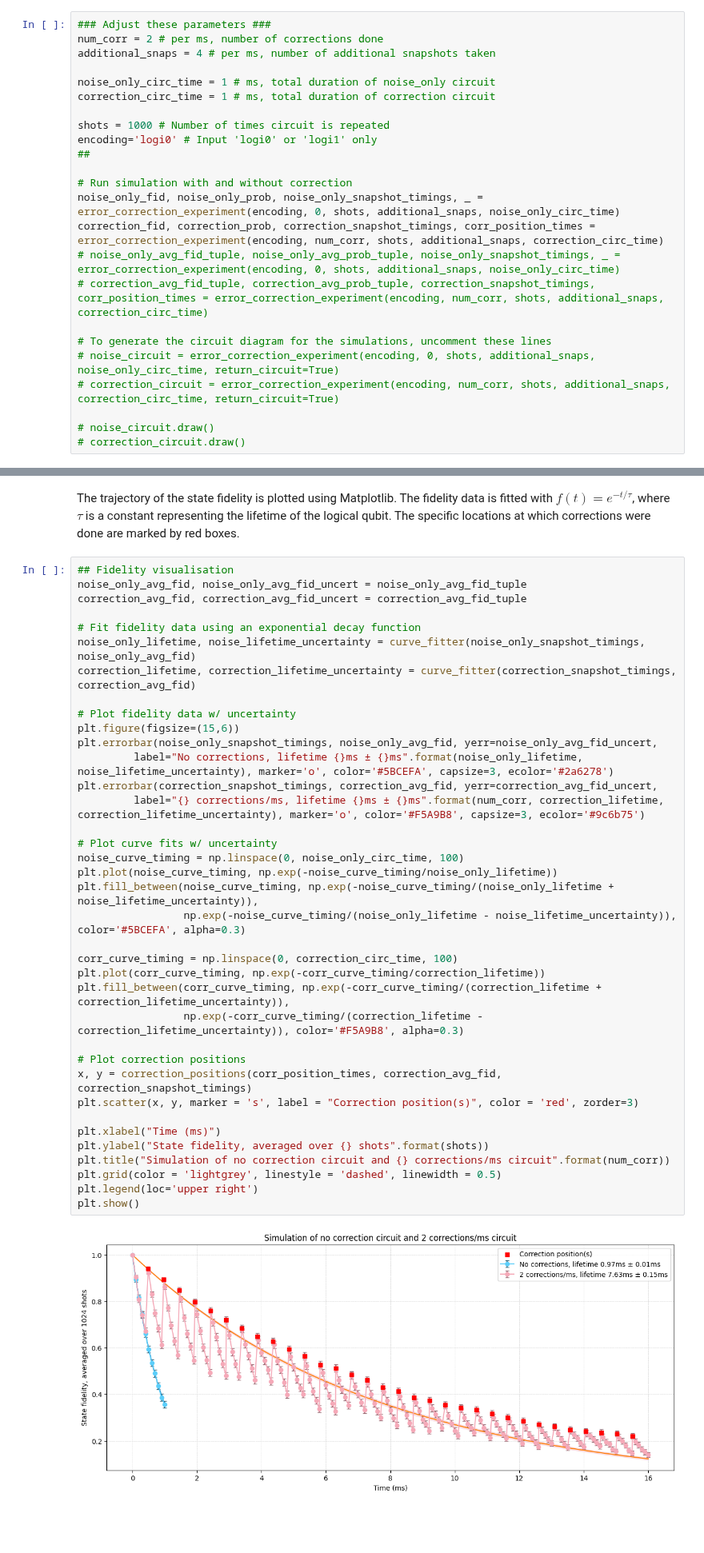
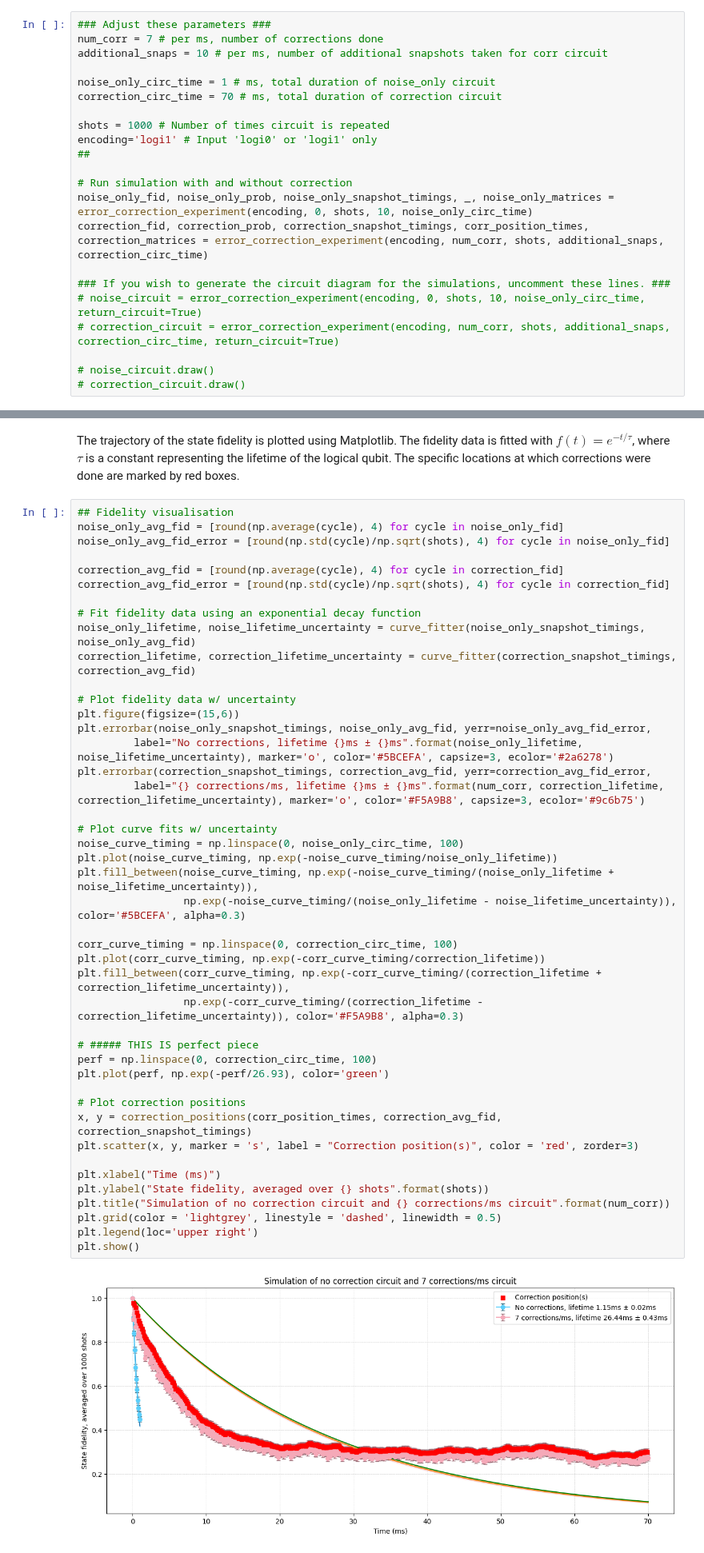
Before and after one commit to C2QA/bosonic-qiskit, a Jupyter notebook: tutorials/bosonic-kitten-code/bosonic-kitten-code.ipynb, the cells around one changed output, grey strips where cells are left out. Shown at 80% size. Cells and saved outputs as stored; diff of their text form; blank space fills up the shorter version.

```diff
--- a/tutorials/bosonic-kitten-code/bosonic-kitten-code.ipynb
+++ b/tutorials/bosonic-kitten-code/bosonic-kitten-code.ipynb
@@ -612,24 +865,22 @@ The basic structure of the circuit that we will simulate is as follows.
 Since the circuit is dynamically generated based on the values of the six paramters below, the specific layout of the circuit that is simulated can be accessed by uncommenting the last few lines of the cell below. The simulation will return two types of measurements for each state snapshot: 1) the state fidelity as computed against the initial state, and 2) the probability of measuring a particular Fock state.
 # %%
 ### Adjust these parameters ###
-num_corr = 2 # per ms, number of corrections done
-additional_snaps = 4 # per ms, number of additional snapshots taken
+num_corr = 7 # per ms, number of corrections done
+additional_snaps = 10 # per ms, number of additional snapshots taken for corr circuit
 
 noise_only_circ_time = 1 # ms, total duration of noise_only circuit
-correction_circ_time = 1 # ms, total duration of correction circuit
+correction_circ_time = 70 # ms, total duration of correction circuit
 
 shots = 1000 # Number of times circuit is repeated
-encoding='logi0' # Input 'logi0' or 'logi1' only
+encoding='logi1' # Input 'logi0' or 'logi1' only
 ##
 
 # Run simulation with and without correction
-noise_only_fid, noise_only_prob, noise_only_snapshot_timings, _ = error_correction_experiment(encoding, 0, shots, additional_snaps, noise_only_circ_time)
-correction_fid, correction_prob, correction_snapshot_timings, corr_position_times = error_correction_experiment(encoding, num_corr, shots, additional_snaps, correction_circ_time)
-# noise_only_avg_fid_tuple, noise_only_avg_prob_tuple, noise_only_snapshot_timings, _ = error_correction_experiment(encoding, 0, shots, additional_snaps, noise_only_circ_time)
-# correction_avg_fid_tuple, correction_avg_prob_tuple, correction_snapshot_timings, corr_position_times = error_correction_experiment(encoding, num_corr, shots, additional_snaps, correction_circ_time)
+noise_only_fid, noise_only_prob, noise_only_snapshot_timings, _, noise_only_matrices = error_correction_experiment(encoding, 0, shots, 10, noise_only_circ_time)
+correction_fid, correction_prob, correction_snapshot_timings, corr_position_times, correction_matrices = error_correction_experiment(encoding, num_corr, shots, additional_snaps, correction_circ_time)
 
-# To generate the circuit diagram for the simulations, uncomment these lines
-# noise_circuit = error_correction_experiment(encoding, 0, shots, additional_snaps, noise_only_circ_time, return_circuit=True)
+### If you wish to generate the circuit diagram for the simulations, uncomment these lines. ###
+# noise_circuit = error_correction_experiment(encoding, 0, shots, 10, noise_only_circ_time, return_circuit=True)
 # correction_circuit = error_correction_experiment(encoding, num_corr, shots, additional_snaps, correction_circ_time, return_circuit=True)
 
 # noise_circuit.draw()
@@ -680,43 +969,50 @@ plt.show()
 The trajectory of the state fidelity is plotted using Matplotlib. The fidelity data is fitted with $f(t) = e^{-t/\tau}$, where $\tau$ is a constant representing the lifetime of the logical qubit. The specific locations at which corrections were done are marked by red boxes.
 # %%
 ## Fidelity visualisation
-noise_only_avg_fid, noise_only_avg_fid_uncert = noise_only_avg_fid_tuple
-correction_avg_fid, correction_avg_fid_uncert = correction_avg_fid_tuple
+noise_only_avg_fid = [round(np.average(cycle), 4) for cycle in noise_only_fid]
+noise_only_avg_fid_error = [round(np.std(cycle)/np.sqrt(shots), 4) for cycle in noise_only_fid]
+
+correction_avg_fid = [round(np.average(cycle), 4) for cycle in correction_fid]
+correction_avg_fid_error = [round(np.std(cycle)/np.sqrt(shots), 4) for cycle in correction_fid]
 
 # Fit fidelity data using an exponential decay function
 noise_only_lifetime, noise_lifetime_uncertainty = curve_fitter(noise_only_snapshot_timings, noise_only_avg_fid)
 correction_lifetime, correction_lifetime_uncertainty = curve_fitter(correction_snapshot_timings, correction_avg_fid)
 
 # Plot fidelity data w/ uncertainty
 plt.figure(figsize=(15,6))
-plt.errorbar(noise_only_snapshot_timings, noise_only_avg_fid, yerr=noise_only_avg_fid_uncert,
+plt.errorbar(noise_only_snapshot_timings, noise_only_avg_fid, yerr=noise_only_avg_fid_error,
          label="No corrections, lifetime {}ms ± {}ms".format(noise_only_lifetime, noise_lifetime_uncertainty), marker='o', color='#5BCEFA', capsize=3, ecolor='#2a6278')
-plt.errorbar(correction_snapshot_timings, correction_avg_fid, yerr=correction_avg_fid_uncert,
+plt.errorbar(correction_snapshot_timings, correction_avg_fid, yerr=correction_avg_fid_error,
          label="{} corrections/ms, lifetime {}ms ± {}ms".format(num_corr, correction_lifetime, correction_lifetime_uncertainty), marker='o', color='#F5A9B8', capsize=3, ecolor='#9c6b75')
 
 # Plot curve fits w/ uncertainty
 noise_curve_timing = np.linspace(0, noise_only_circ_time, 100)
 plt.plot(noise_curve_timing, np.exp(-noise_curve_timing/noise_only_lifetime))
 plt.fill_between(noise_curve_timing, np.exp(-noise_curve_timing/(noise_only_lifetime + noise_lifetime_uncertainty)),
                  np.exp(-noise_curve_timing/(noise_only_lifetime - noise_lifetime_uncertainty)), color='#5BCEFA', alpha=0.3)
 
 corr_curve_timing = np.linspace(0, correction_circ_time, 100)
 plt.plot(corr_curve_timing, np.exp(-corr_curve_timing/correction_lifetime))
 plt.fill_between(corr_curve_timing, np.exp(-corr_curve_timing/(correction_lifetime + correction_lifetime_uncertainty)),
                  np.exp(-corr_curve_timing/(correction_lifetime - correction_lifetime_uncertainty)), color='#F5A9B8', alpha=0.3)
 
+# ##### THIS IS perfect piece
+perf = np.linspace(0, correction_circ_time, 100)
+plt.plot(perf, np.exp(-perf/26.93), color='green')
+
 # Plot correction positions
 x, y = correction_positions(corr_position_times, correction_avg_fid, correction_snapshot_timings)
 plt.scatter(x, y, marker = 's', label = "Correction position(s)", color = 'red', zorder=3)
 
 plt.xlabel("Time (ms)")
 plt.ylabel("State fidelity, averaged over {} shots".format(shots))
 plt.title("Simulation of no correction circuit and {} corrections/ms circuit".format(num_corr))
 plt.grid(color = 'lightgrey', linestyle = 'dashed', linewidth = 0.5)
 plt.legend(loc='upper right')
 plt.show()
 # %% [output]
-[figure, old version]
+[figure, new version]
 # %% [markdown]
 The trajectories of the Fock state probability are plotted using Matplotlib. The trajectories for the 'no correction' run and the 'with correction' run are plotted on separate graphs. The specific locations at which corrections were done are marked by grey dashed lines.
 # %%
```
Also changed, not shown: parts of 22 cells of this notebook.
